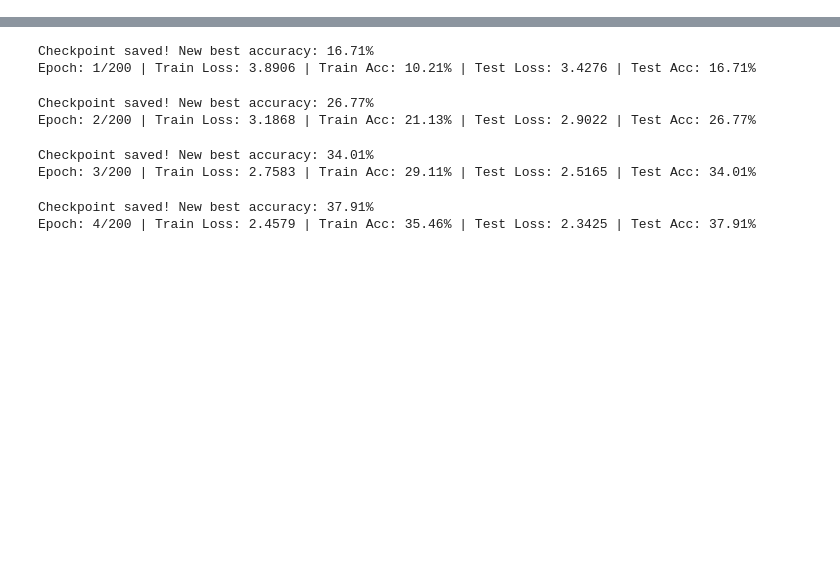
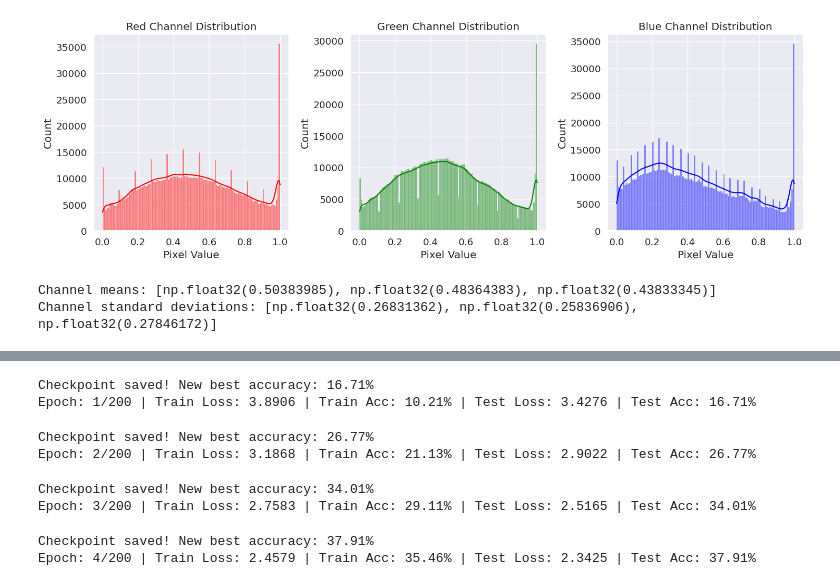
Before and after one commit to PradHolla/AAI595-Final-Project, a Jupyter notebook: 1.Baseline.ipynb, the cells around one changed output, grey strips where cells are left out. Cells and saved outputs as stored; diff of their text form; code cells hidden in the pictures; blank space fills up the shorter version.

```diff
--- a/1.Baseline.ipynb
+++ b/1.Baseline.ipynb
@@ -9,0 +121,40 @@ from tqdm import tqdm
+# %%
+# Select random images
+random_indices = random.sample(range(len(trainset)), 1000)
+images = [trainset[i][0] for i in random_indices]
+
+# Convert to numpy for analysis
+images_np = torch.stack(images).numpy()
+
+# Analyze pixel value distribution
+plt.figure(figsize=(15, 5))
+
+plt.subplot(1, 3, 1)
+sns.histplot(images_np[:, 0, :, :].flatten(), kde=True, color='red')
+plt.title('Red Channel Distribution')
+plt.xlabel('Pixel Value')
+
+plt.subplot(1, 3, 2)
+sns.histplot(images_np[:, 1, :, :].flatten(), kde=True, color='green')
+plt.title('Green Channel Distribution')
+plt.xlabel('Pixel Value')
+
+plt.subplot(1, 3, 3)
+sns.histplot(images_np[:, 2, :, :].flatten(), kde=True, color='blue')
+plt.title('Blue Channel Distribution')
+plt.xlabel('Pixel Value')
+
+plt.tight_layout()
+plt.savefig('pixel_distribution.png', dpi=300, bbox_inches='tight')
+plt.show()
+
+# Analyze mean and std for normalization
+mean = [images_np[:, i, :, :].mean() for i in range(3)]
+std = [images_np[:, i, :, :].std() for i in range(3)]
+
+print(f"Channel means: {mean}")
+print(f"Channel standard deviations: {std}")
+# %% [output]
+[figure, added]
+Channel means: [np.float32(0.50383985), np.float32(0.48364383), np.float32(0.43833345)]
+Channel standard deviations: [np.float32(0.26831362), np.float32(0.25836906), np.float32(0.27846172)]
```
Also changed, not shown: parts of 13 cells of this notebook, 6 other files.
